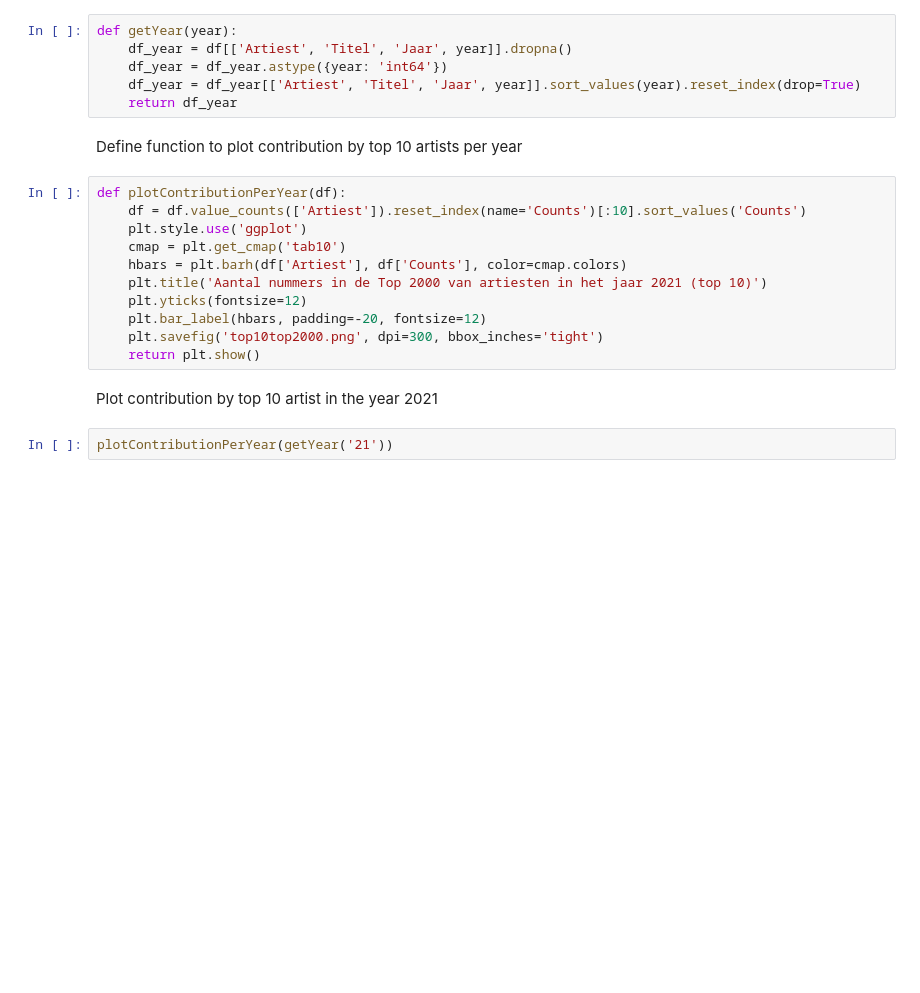
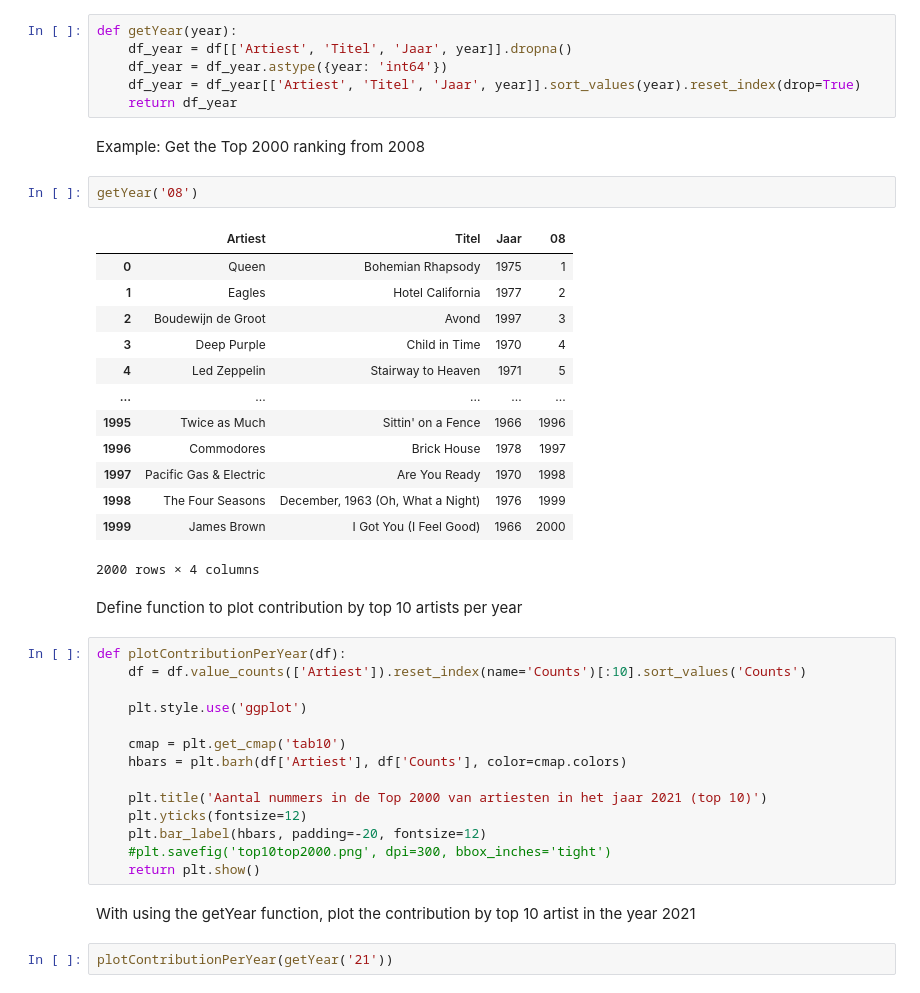
Before and after one commit to lvdheijden/top2000-visualization, a Jupyter notebook: top2000_visualization.ipynb, the cells around one changed output. Cells and saved outputs as stored; diff of their text form; blank space fills up the shorter version.

```diff
--- a/top2000_visualization.ipynb
+++ b/top2000_visualization.ipynb
@@ -50,21 +59,42 @@ def getYear(year):
     df_year = df_year.astype({year: 'int64'})
     df_year = df_year[['Artiest', 'Titel', 'Jaar', year]].sort_values(year).reset_index(drop=True)
     return df_year
+# %% [markdown]
+Example: Get the Top 2000 ranking from 2008
+# %%
+getYear('08')
+# %% [output]
+|  | Artiest | Titel | Jaar | 08 |
+| 0 | Queen | Bohemian Rhapsody | 1975 | 1 |
+| 1 | Eagles | Hotel California | 1977 | 2 |
+| 2 | Boudewijn de Groot | Avond | 1997 | 3 |
+| 3 | Deep Purple | Child in Time | 1970 | 4 |
+| 4 | Led Zeppelin | Stairway to Heaven | 1971 | 5 |
+| ... | ... | ... | ... | ... |
+| 1995 | Twice as Much | Sittin' on a Fence | 1966 | 1996 |
+| 1996 | Commodores | Brick House | 1978 | 1997 |
+| 1997 | Pacific Gas & Electric | Are You Ready | 1970 | 1998 |
+| 1998 | The Four Seasons | December, 1963 (Oh, What a Night) | 1976 | 1999 |
+| 1999 | James Brown | I Got You (I Feel Good) | 1966 | 2000 |
+2000 rows × 4 columns
 # %% [markdown]
 Define function to plot contribution by top 10 artists per year
 # %%
 def plotContributionPerYear(df):
     df = df.value_counts(['Artiest']).reset_index(name='Counts')[:10].sort_values('Counts')
+
     plt.style.use('ggplot')
+
     cmap = plt.get_cmap('tab10')
     hbars = plt.barh(df['Artiest'], df['Counts'], color=cmap.colors)
+
     plt.title('Aantal nummers in de Top 2000 van artiesten in het jaar 2021 (top 10)')
     plt.yticks(fontsize=12)
     plt.bar_label(hbars, padding=-20, fontsize=12)
-    plt.savefig('top10top2000.png', dpi=300, bbox_inches='tight')
+    #plt.savefig('top10top2000.png', dpi=300, bbox_inches='tight')
     return plt.show()
 # %% [markdown]
-Plot contribution by top 10 artist in the year 2021
+With using the getYear function, plot the contribution by top 10 artist in the year 2021
 # %%
 plotContributionPerYear(getYear('21'))
 # %% [output]
```
Also changed, not shown: parts of 9 cells of this notebook.
